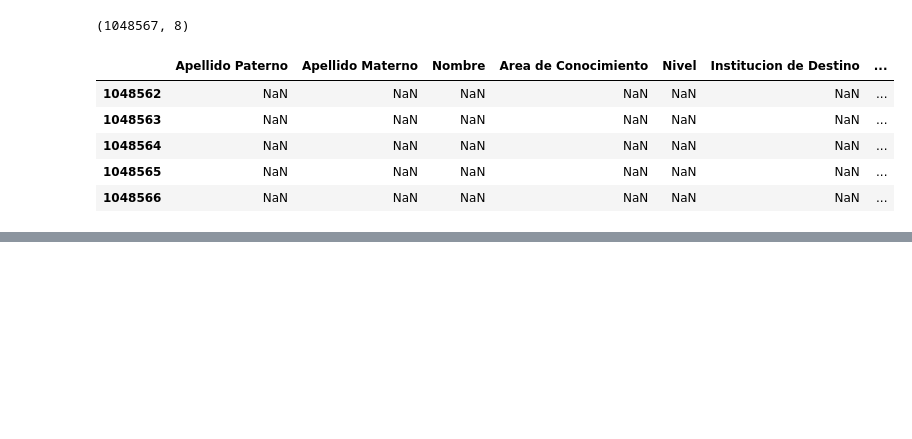
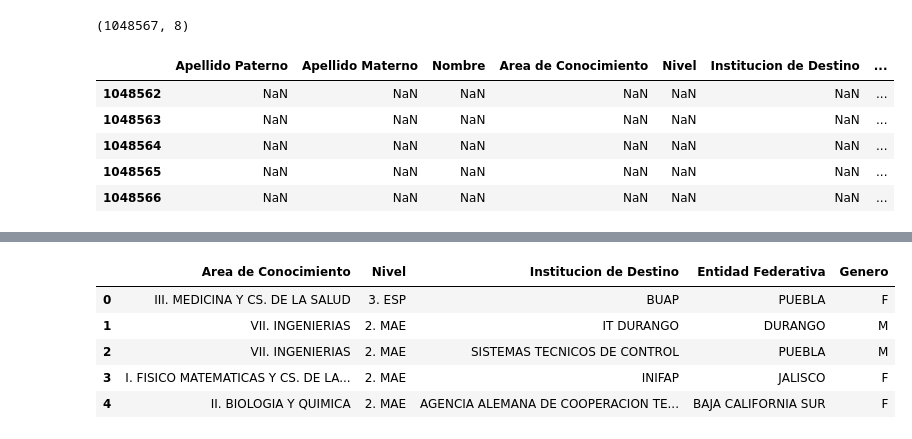
Before and after one commit to rochagose/eda-becas-mixtas-MX, a Jupyter notebook: EDABecasMexMixt.ipynb, the cells around one changed output, grey strips where cells are left out. Drawn from its saved outputs; the diff is of its cells as text; code cells hidden in the pictures; blank space fills up the shorter version.

```diff
--- a/EDABecasMexMixt.ipynb
+++ b/EDABecasMexMixt.ipynb
@@ -182,3 +182,14 @@ df.tail()
 | 1273 | PACHECO | COETO | ROSARIO | VII. INGENIERIAS | 2. MAE | UNAM | ... |
 | 1274 | RENTERIA | FLORES | VIRGINIA | IV. HUMANIDADES Y CS. DE LA CONDUCTA | 2. MAE | UA NAYARIT | ... |
 | 1275 | JARVIO | HERNANDEZ | YADIRA | VII. INGENIERIAS | 2. MAE | SOFTLOGIK | ... |
+# %%
+df = df.drop(['Apellido Paterno', 'Apellido Materno', 'Nombre'], axis = 1)
+# %%
+df.head()
+# %% [output]
+|  | Area de Conocimiento | Nivel | Institucion de Destino | Entidad Federativa | Genero |
+| 0 | III. MEDICINA Y CS. DE LA SALUD | 3. ESP | BUAP | PUEBLA | F |
+| 1 | VII. INGENIERIAS | 2. MAE | IT DURANGO | DURANGO | M |
+| 2 | VII. INGENIERIAS | 2. MAE | SISTEMAS TECNICOS DE CONTROL | PUEBLA | M |
+| 3 | I. FISICO MATEMATICAS Y CS. DE LA... | 2. MAE | INIFAP | JALISCO | F |
+| 4 | II. BIOLOGIA Y QUIMICA | 2. MAE | AGENCIA ALEMANA DE COOPERACION TE... | BAJA CALIFORNIA SUR | F |
```
